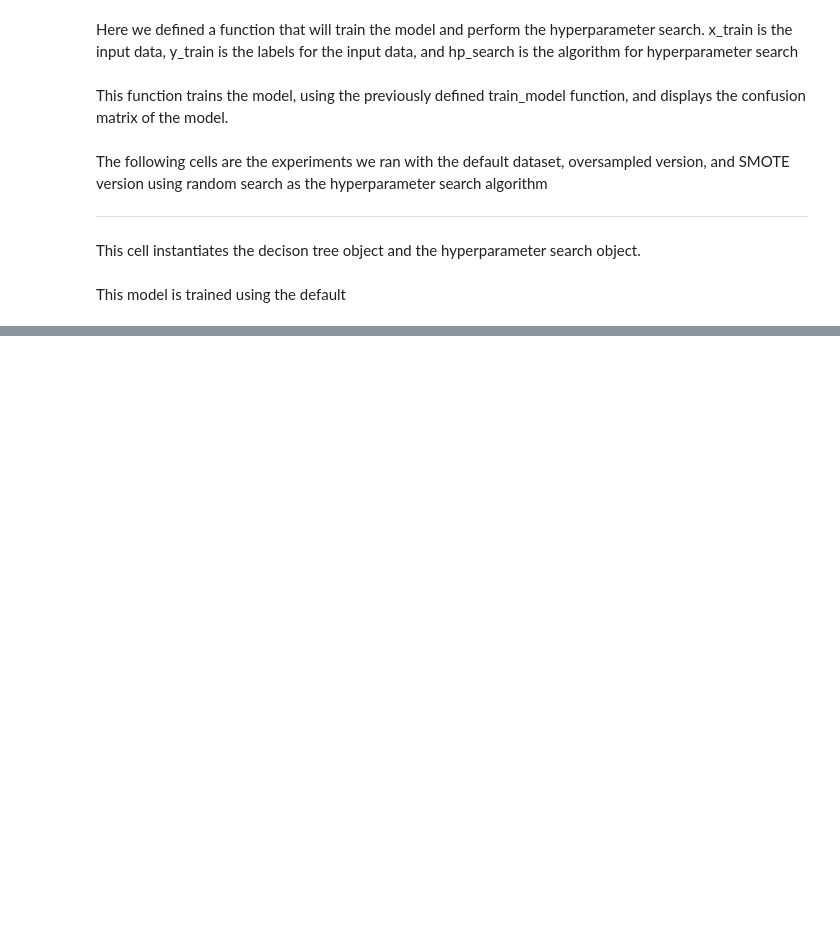
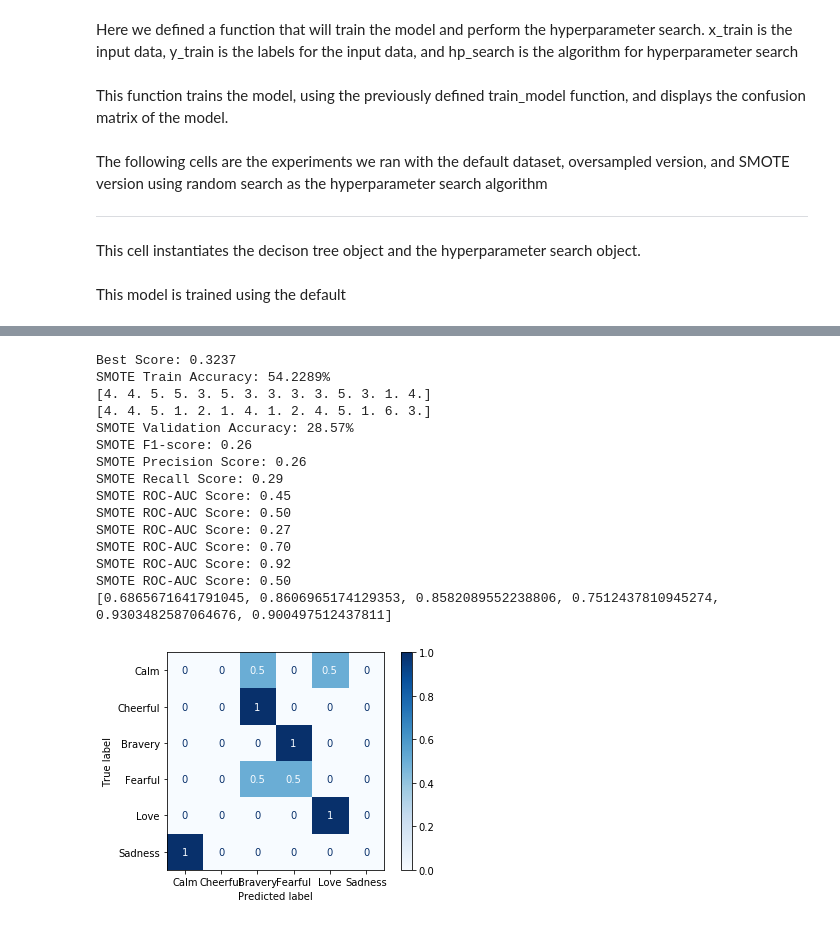
Before and after one commit to gracielnunciob/XLB48, a Jupyter notebook: Notebooks/Training/6way/Decision Tree Classifier Hyperparameter Search.ipynb, the cells around one changed output, grey strips where cells are left out. Drawn from its saved outputs; the diff is of its cells as text; code cells hidden in the pictures; blank space fills up the shorter version.

```diff
--- a/Notebooks/Training/6way/Decision Tree Classifier Hyperparameter Search.ipynb
+++ b/Notebooks/Training/6way/Decision Tree Classifier Hyperparameter Search.ipynb
@@ -221,0 +280,22 @@ SMOTE ROC-AUC Score: 0.56
+# %%
+smote_rules = []
+smote_rules = extract_ruleset(
+        smote_rules,x_smote,y_smote,x_val,y_val,rscv,features,\
+        themes,"SMOTE")
+# %% [output]
+Best Score: 0.3237
+SMOTE Train Accuracy: 54.2289%
+[4. 4. 5. 5. 3. 5. 3. 3. 3. 3. 5. 3. 1. 4.]
+[4. 4. 5. 1. 2. 1. 4. 1. 2. 4. 5. 1. 6. 3.]
+SMOTE Validation Accuracy: 28.57%
+SMOTE F1-score: 0.26
+SMOTE Precision Score: 0.26
+SMOTE Recall Score: 0.29
+SMOTE ROC-AUC Score: 0.45
+SMOTE ROC-AUC Score: 0.50
+SMOTE ROC-AUC Score: 0.27
+SMOTE ROC-AUC Score: 0.70
+SMOTE ROC-AUC Score: 0.92
+SMOTE ROC-AUC Score: 0.50
+[0.6865671641791045, 0.8606965174129353, 0.8582089552238806, 0.7512437810945274, 0.9303482587064676, 0.900497512437811]
+[figure, added]
```
Also changed, not shown: parts of 20 cells of this notebook, 41 other files.
